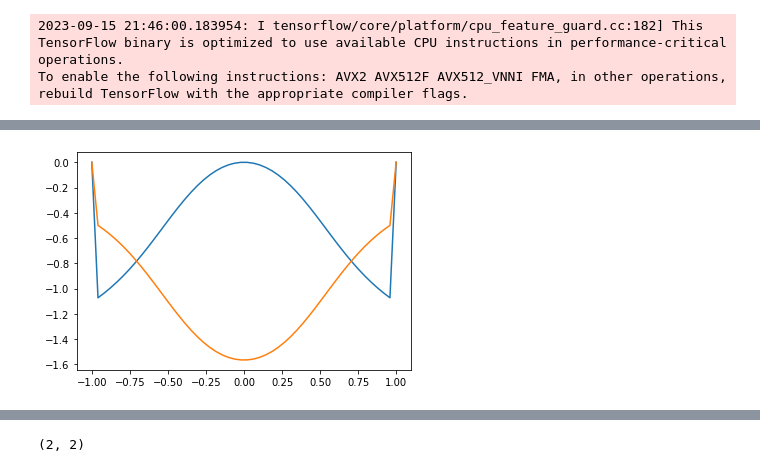
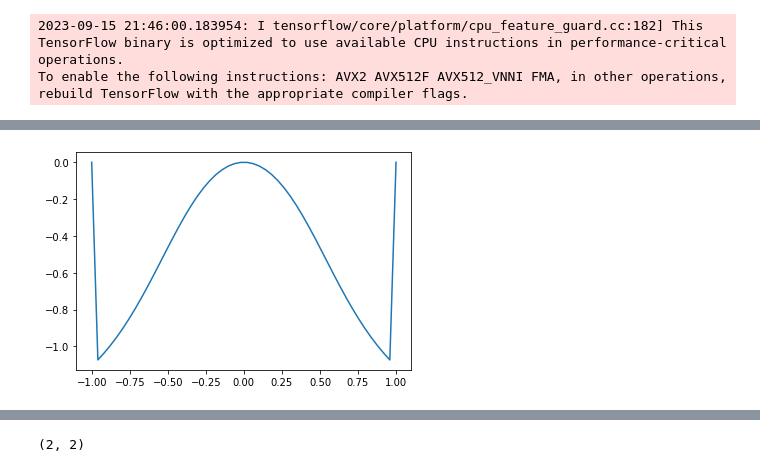
Before and after one commit to Lucaman99/pyqsp, a Jupyter notebook: test_notebook_2b.ipynb, the cells around one changed output, grey strips where cells are left out. Drawn from its saved outputs; the diff is of its cells as text; code cells hidden in the pictures.

```diff
--- a/test_notebook_2b.ipynb
+++ b/test_notebook_2b.ipynb
@@ -30,10 +32,9 @@ plt.plot(X,Y)
 # %%
 fn = lambda x: (G.get_qsp_unitary(("G",0))({('G',0): x}) )[0][1]
 X = np.linspace(-1, 1, 50)
 Y2 = np.array([np.angle(fn(x)) for x in X])
 plt.plot(X,Y2)
-plt.plot(X,Y)
-
+# plt.plot(X,-Y )
 idx = np.where(abs(X) < 0.8)
 # %% [output]
-[figure, old version]
+[figure, new version]
```
Also changed, not shown: parts of 4 cells of this notebook.
